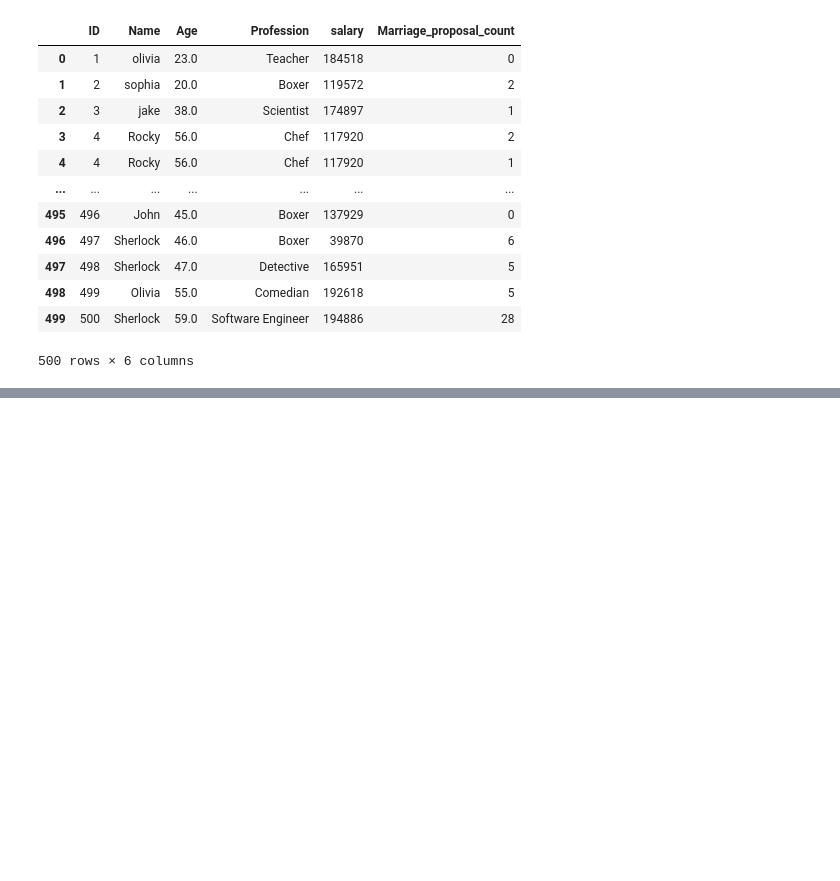
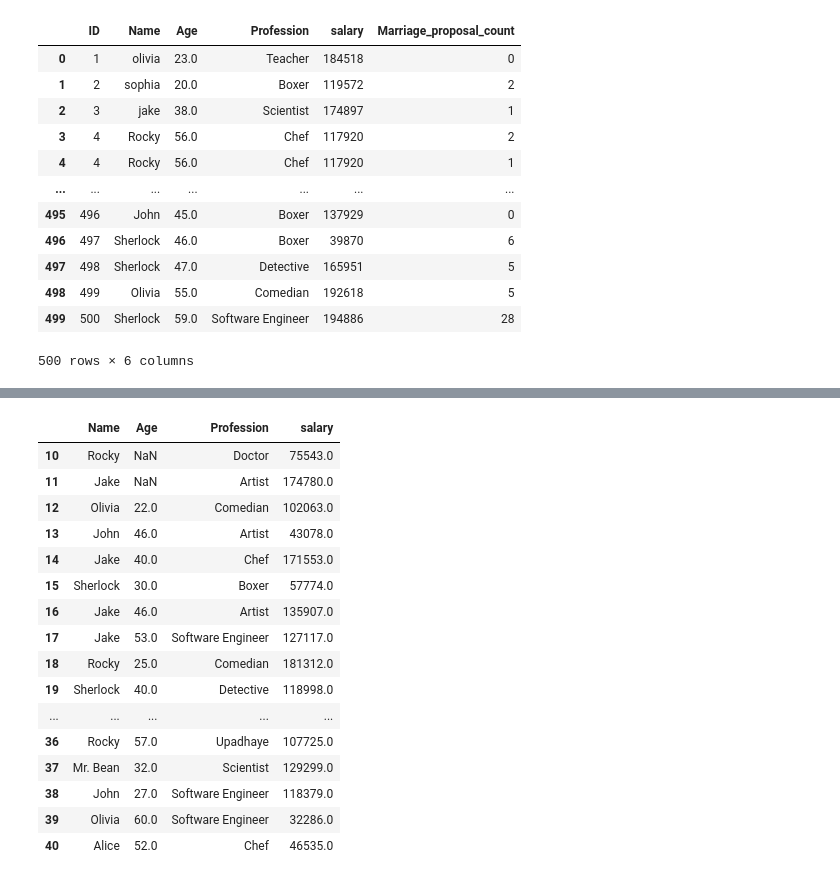
Before and after one commit to puneet-cs/DA22_DataAnalytics, a Jupyter notebook: DA22 Pandas.ipynb, the cells around one changed output, grey strips where cells are left out. Saved outputs shown, nothing was run; the diff lists cells and outputs as text; code cells hidden in the pictures; blank space fills up the shorter version.

```diff
--- a/DA22 Pandas.ipynb
+++ b/DA22 Pandas.ipynb
@@ -281,0 +584,4 @@ df.to_csv("DA22_CSV.csv", index = False)
+# %%
+# replace all the olivia in Name column with Niranjan
+df['Name'] = df.Name.replace("olivia", "Niranjan")
+df
@@ -281,0 +602,8 @@ df.to_csv("DA22_CSV.csv", index = False)
+# %%
+# replacing multiple values together
+df['Name'] = df.Name.replace({"Niranjan" : "Harish", "jake" : "Pawan"})
+
+# replacing values from multiple columns together
+# inplace = True : to perform the task without taking extra space
+df.replace({"Harish" : "Mahesh", "Teacher" : "Upadhaye"}, inplace = True)
+df
@@ -281,0 +638,3 @@ df.to_csv("DA22_CSV.csv", index = False)
+# %%
+df['Name'] = df['Name'].astype("string")
+df.dtypes
@@ -281,0 +649,3 @@ df.to_csv("DA22_CSV.csv", index = False)
+# %%
+df['salary'] = df['salary'].astype("float")
+df.dtypes
@@ -281,0 +929,21 @@ df.to_csv("DA22_CSV.csv", index = False)
+# %%
+# Query: print records 10 to 40, and columns Name:Profession Only.
+df.loc[10:40,"Name" : "salary"]
+# %% [output]
+|  | Name | Age | Profession | salary |
+| 10 | Rocky | NaN | Doctor | 75543.0 |
+| 11 | Jake | NaN | Artist | 174780.0 |
+| 12 | Olivia | 22.0 | Comedian | 102063.0 |
+| 13 | John | 46.0 | Artist | 43078.0 |
+| 14 | Jake | 40.0 | Chef | 171553.0 |
+| 15 | Sherlock | 30.0 | Boxer | 57774.0 |
+| 16 | Jake | 46.0 | Artist | 135907.0 |
+| 17 | Jake | 53.0 | Software Engineer | 127117.0 |
+| 18 | Rocky | 25.0 | Comedian | 181312.0 |
+| 19 | Sherlock | 40.0 | Detective | 118998.0 |
+| ... | ... | ... | ... | ... |
+| 36 | Rocky | 57.0 | Upadhaye | 107725.0 |
+| 37 | Mr. Bean | 32.0 | Scientist | 129299.0 |
+| 38 | John | 27.0 | Software Engineer | 118379.0 |
+| 39 | Olivia | 60.0 | Software Engineer | 32286.0 |
+| 40 | Alice | 52.0 | Chef | 46535.0 |
```
Also changed, not shown: parts of 117 cells of this notebook.
